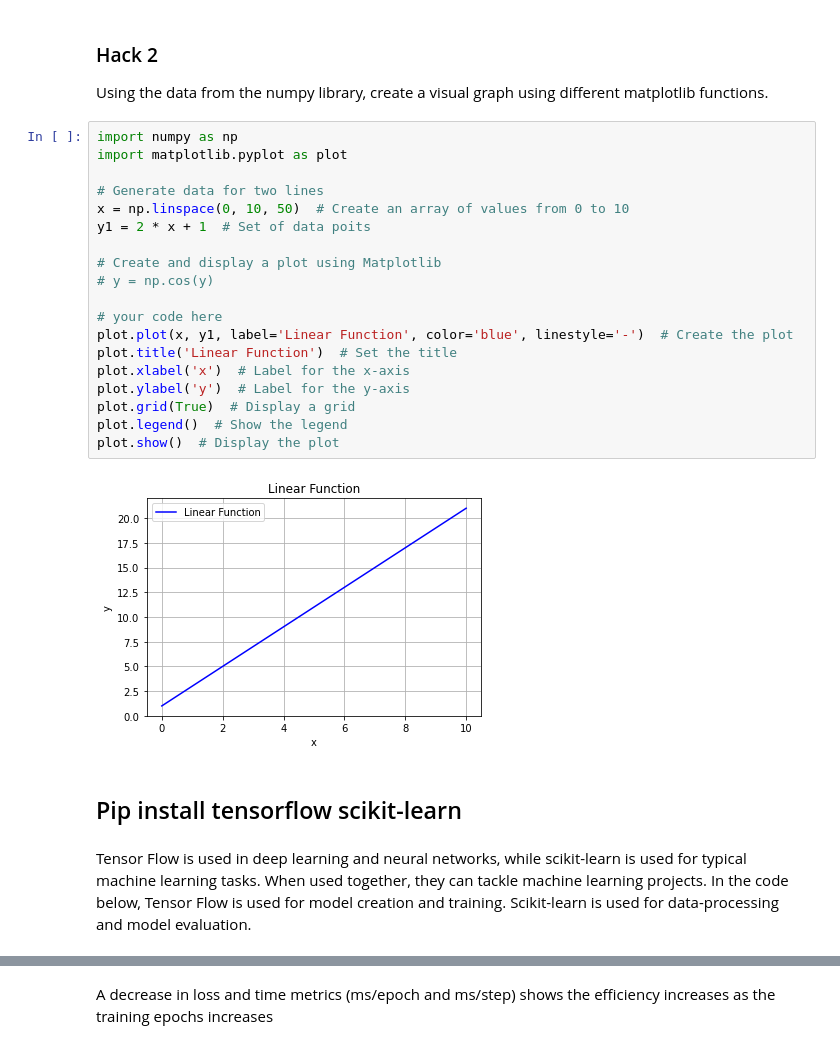
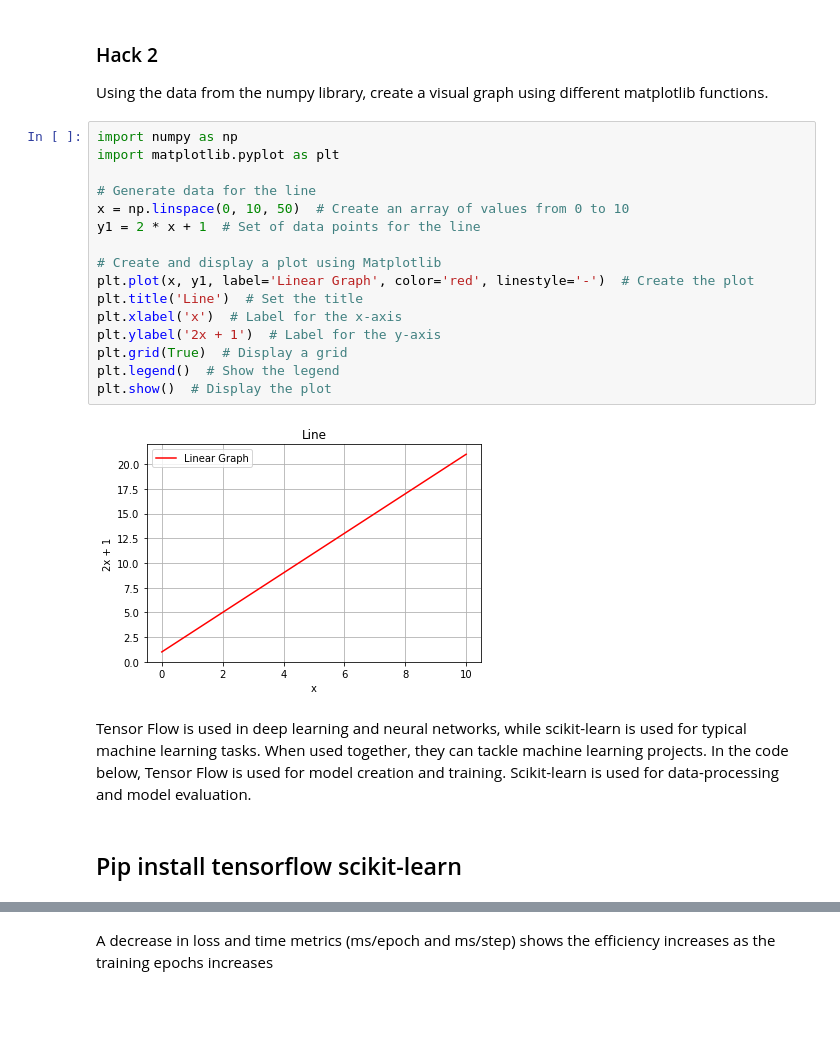
Before and after one commit to KinetekEnergy/blog, a Jupyter notebook: _notebooks/2023-10-26-Python-Libraries.ipynb, the cells around one changed output, grey strips where cells are left out. Saved outputs shown, nothing was run; the diff lists cells and outputs as text; blank space fills up the shorter version.

```diff
--- a/_notebooks/2023-10-26-Python-Libraries.ipynb
+++ b/_notebooks/2023-10-26-Python-Libraries.ipynb
@@ -129,29 +143,26 @@ plot.show()  # Display the plot
 Using the data from the numpy library, create a visual graph using different matplotlib functions.
 # %%
 import numpy as np
-import matplotlib.pyplot as plot
+import matplotlib.pyplot as plt
 
-# Generate data for two lines
+# Generate data for the line
 x = np.linspace(0, 10, 50)  # Create an array of values from 0 to 10
-y1 = 2 * x + 1  # Set of data poits
+y1 = 2 * x + 1  # Set of data points for the line
 
 # Create and display a plot using Matplotlib
-# y = np.cos(y)
-
-# your code here
-plot.plot(x, y1, label='Linear Function', color='blue', linestyle='-')  # Create the plot
-plot.title('Linear Function')  # Set the title
-plot.xlabel('x')  # Label for the x-axis
-plot.ylabel('y')  # Label for the y-axis
-plot.grid(True)  # Display a grid
-plot.legend()  # Show the legend
-plot.show()  # Display the plot
+plt.plot(x, y1, label='Linear Graph', color='red', linestyle='-')  # Create the plot
+plt.title('Line')  # Set the title
+plt.xlabel('x')  # Label for the x-axis
+plt.ylabel('2x + 1')  # Label for the y-axis
+plt.grid(True)  # Display a grid
+plt.legend()  # Show the legend
+plt.show()  # Display the plot
 # %% [output]
-[figure, old version]
+[figure, new version]
+# %% [markdown]
+Tensor Flow is used in deep learning and neural networks, while scikit-learn is used for typical machine learning tasks. When used together, they can tackle machine learning projects. In the code below, Tensor Flow is used for model creation and training. Scikit-learn is used for data-processing and model evaluation.
 # %% [markdown]
 ## Pip install tensorflow scikit-learn
-# %% [markdown]
-Tensor Flow is used in deep learning and neural networks, while scikit-learn is used for typical machine learning tasks. When used together, they can tackle machine learning projects. In the code below, Tensor Flow is used for model creation and training. Scikit-learn is used for data-processing and model evaluation.
 # %%
 import numpy as np
 import tensorflow as tf
```
Also changed, not shown: parts of 11 cells of this notebook, 1 other file.
